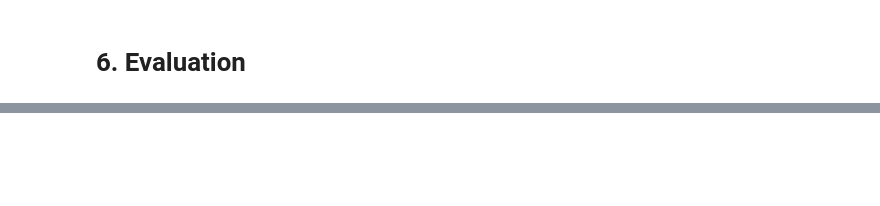
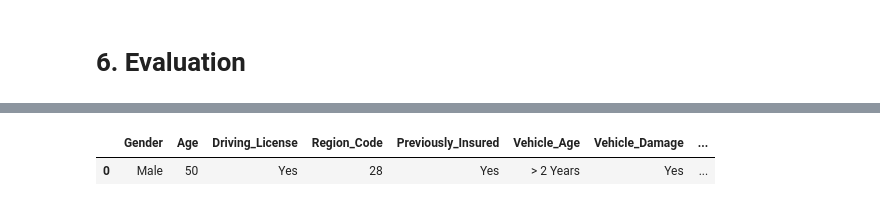
Before and after one commit to peerapat-t/Health-insurance-cross-sell-with-deployment, a Jupyter notebook: Health insurance prediction.ipynb, the cells around one changed output, grey strips where cells are left out. Drawn from its saved outputs; the diff is of its cells as text; code cells hidden in the pictures; blank space fills up the shorter version.

```diff
--- a/Health insurance prediction.ipynb
+++ b/Health insurance prediction.ipynb
@@ -444,0 +496,18 @@ results_df
+# %%
+df_prediction = pd.DataFrame({
+    'Gender': ['Male'],
+    'Age': [50],
+    'Driving_License': ['Yes'],
+    'Region_Code': ['28'],
+    'Previously_Insured': ['Yes'],
+    'Vehicle_Age': ['> 2 Years'],
+    'Vehicle_Damage': ['Yes'],
+    'Annual_Premium': [30000],
+    'Policy_Sales_Channel': ['152'],
+    'Vintage': [15]
+})
+# %%
+df_prediction
+# %% [output]
+|  | Gender | Age | Driving_License | Region_Code | Previously_Insured | Vehicle_Age | Vehicle_Damage | ... |
+| 0 | Male | 50 | Yes | 28 | Yes | > 2 Years | Yes | ... |
```
Also changed, not shown: parts of 67 cells of this notebook, 8 other files.
